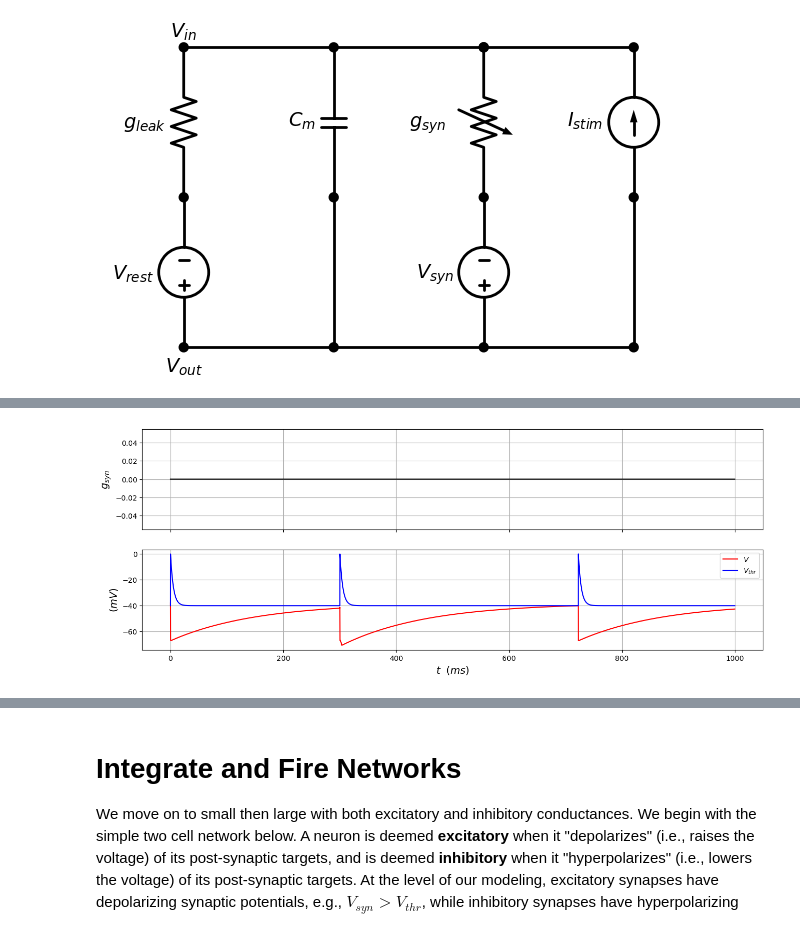
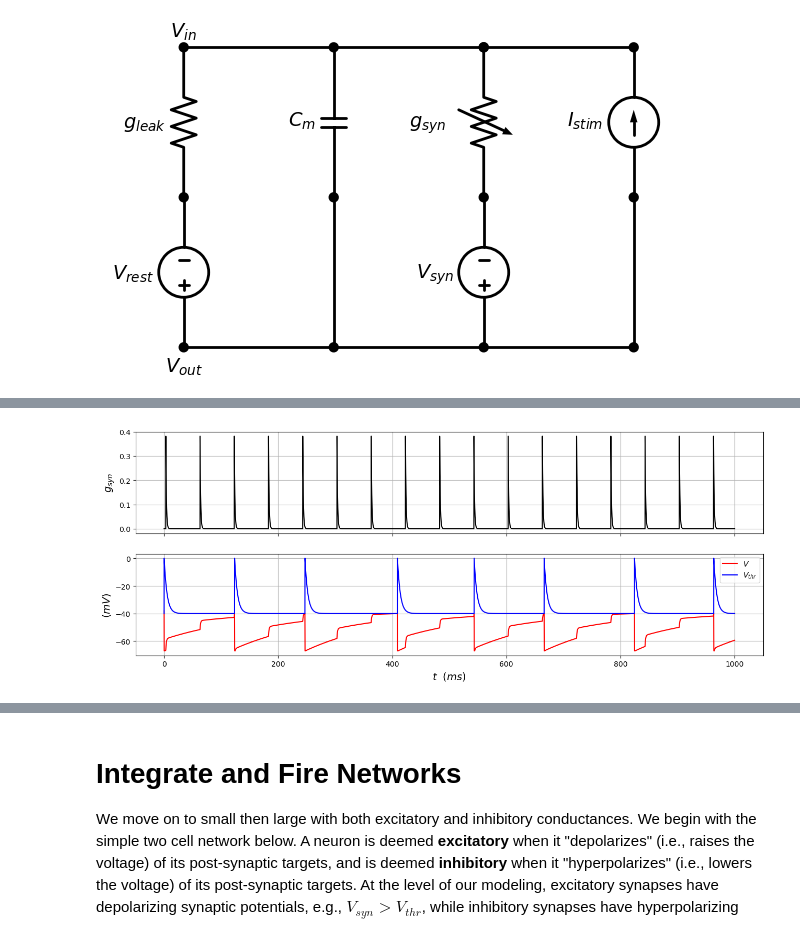
Before and after one commit to steve-cox-LA/EGlove, a Jupyter notebook: TassPlatform.ipynb, the cells around one changed output, grey strips where cells are left out. Cells and saved outputs as stored; diff of their text form; code cells hidden in the pictures.

Commit message:
Update TassPlatform.ipynb
still KT single cell

```diff
--- a/TassPlatform.ipynb
+++ b/TassPlatform.ipynb
@@ -302,7 +273,7 @@ or
 
 We have coded this scheme below with model coefficients from Kromer & Tass, subject to a presynaptic spike every $P$ milliseconds.
 # %%
-# reproduce figure 7 in Kromer Tass
+#  Kromer Tass cell with synapse
 
 import numpy as np
 import matplotlib.pyplot as plt
@@ -313,11 +284,13 @@ plt.subplots_adjust(right=2, top=1, wspace=0.25)
 
 Tfin = 1000    # ms
 dt = 0.1     # ms
-P = 100       # ms
+P = 60       # ms
 
 Nt = math.ceil(Tfin/dt)
 tausyn = 1
 Vsyn = 0
+td = 3
+kappaON = 0.8   # kappa over N
 
 gleak = 0.02
 Vrest = -38
@@ -353,37 +326,38 @@ Istim = np.zeros(Nt)
 for j in range(1,Nt):
 
     t[j] = j*dt
-    spin = 0 # (t[j]/P == round(t[j]/P))
-    gsyn[j] = aE*gsyn[j-1] + bE*wsyn*spin            # update gsyn
+    spin = ((t[j]-td)/P == round((t[j]-td)/P))
+
+    gsyn[j] = aE*gsyn[j-1] + bE*kappaON*wsyn*spin            # update gsyn
 
     Vthr[j] = aT*Vthr[j-1] + bT    # update Vthr
 
-    Istim[j] = A*(t[j]>tstim)*(t[j]<tstim+0.4) - A*(4/30)*(t[j]>tstim+0.6)*(t[j]<tstim+3.6)    # 0.4ms .2ms and 4ms
+    #Istim[j] = A*(t[j]>tstim)*(t[j]<tstim+0.4) - A*(4/30)*(t[j]>tstim+0.6)*(t[j]<tstim+3.6)    # 0.4ms .2ms and 4ms
 
     if (t[j]-T) > tref:
         n1 = (2*Cm/dt-(gleak+gsyn[j]))*V[j-1] + 2*gleak*Vrest + Istim[j] + Istim[j-1]
         d1 = 2*Cm/dt + gleak + gsyn[j]
         tmp = n1/d1
         if tmp < Vthr[j]:
             V[j] = tmp                               # update V
         else:
             V[j] = Vres
             T = t[j]       # spike time
             Vthr[j] = Vthrspike
     else:
         V[j] = Vres
 
 ax1.plot(t,gsyn,'k')
 ax1.grid('on')
 ax1.set_ylabel('$g_{syn}$', color='k',fontsize=14)
 ax1.tick_params(axis="y", labelcolor='k')
 
 ax2.plot(t,V,'r')
 ax2.plot(t,Vthr,'b')
 ax2.grid('on')
 ax2.legend(['$V$', '$V_{thr}$'])
 ax2.set_xlabel('$t$  $(ms)$', fontsize=14)
 ax2.set_ylabel('$(mV)$', fontsize=14);
 # %% [output]
-[figure, old version]
+[figure, new version]
 # %% [markdown]
```
Also changed, not shown: parts of 20 cells of this notebook.
